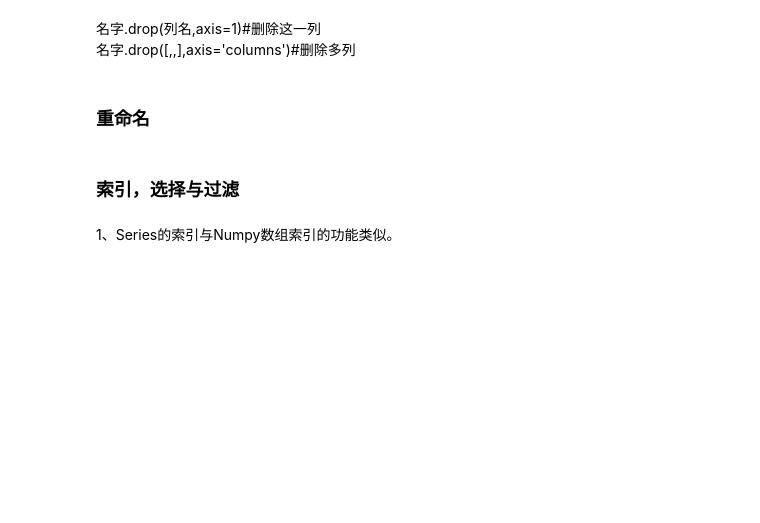
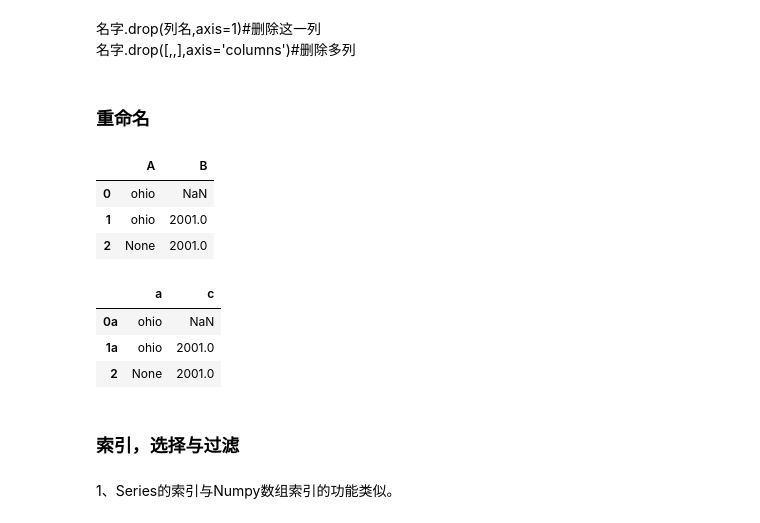
Before and after one commit to caoyuyu2021/src, a Jupyter notebook: 01.python/02.analysis/01.grammar/src/01.python数据分析.ipynb, the cells around one changed output. Saved outputs shown, nothing was run; the diff lists cells and outputs as text; code cells hidden in the pictures; blank space fills up the shorter version.

```diff
--- a/01.python/02.analysis/01.grammar/src/01.python数据分析.ipynb
+++ b/01.python/02.analysis/01.grammar/src/01.python数据分析.ipynb
@@ -645,3 +642,21 @@ df_re=df.rename(columns={"A": "a", "B": "c"},index={0:"0a",1:"1a"})
+# %%
+# 修改列名
+frame.columns = ["A", "B"]
+frame
+# %% [output]
+|  | A | B |
+| 0 | ohio | NaN |
+| 1 | ohio | 2001.0 |
+| 2 | None | 2001.0 |
+# %%
+# 同时修改行名和列名
+df_re=frame.rename(columns={"A": "a", "B": "c"},index={0:"0a",1:"1a"})
+df_re
+# %% [output]
+|  | a | c |
+| 0a | ohio | NaN |
+| 1a | ohio | 2001.0 |
+| 2 | None | 2001.0 |
 # %% [markdown]
 ### 索引，选择与过滤
 # %% [markdown]
```
Also changed, not shown: parts of 7 cells of this notebook, 1 other file.
